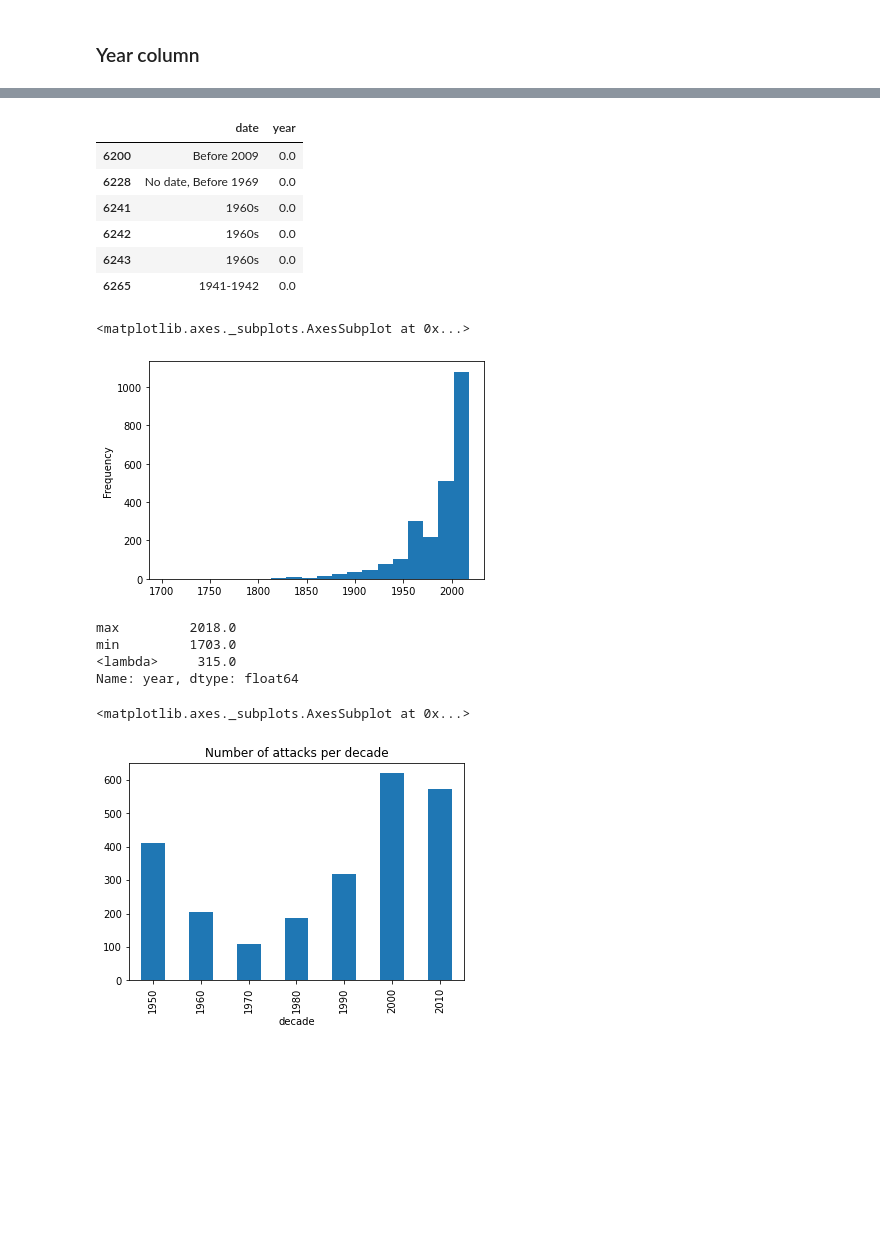
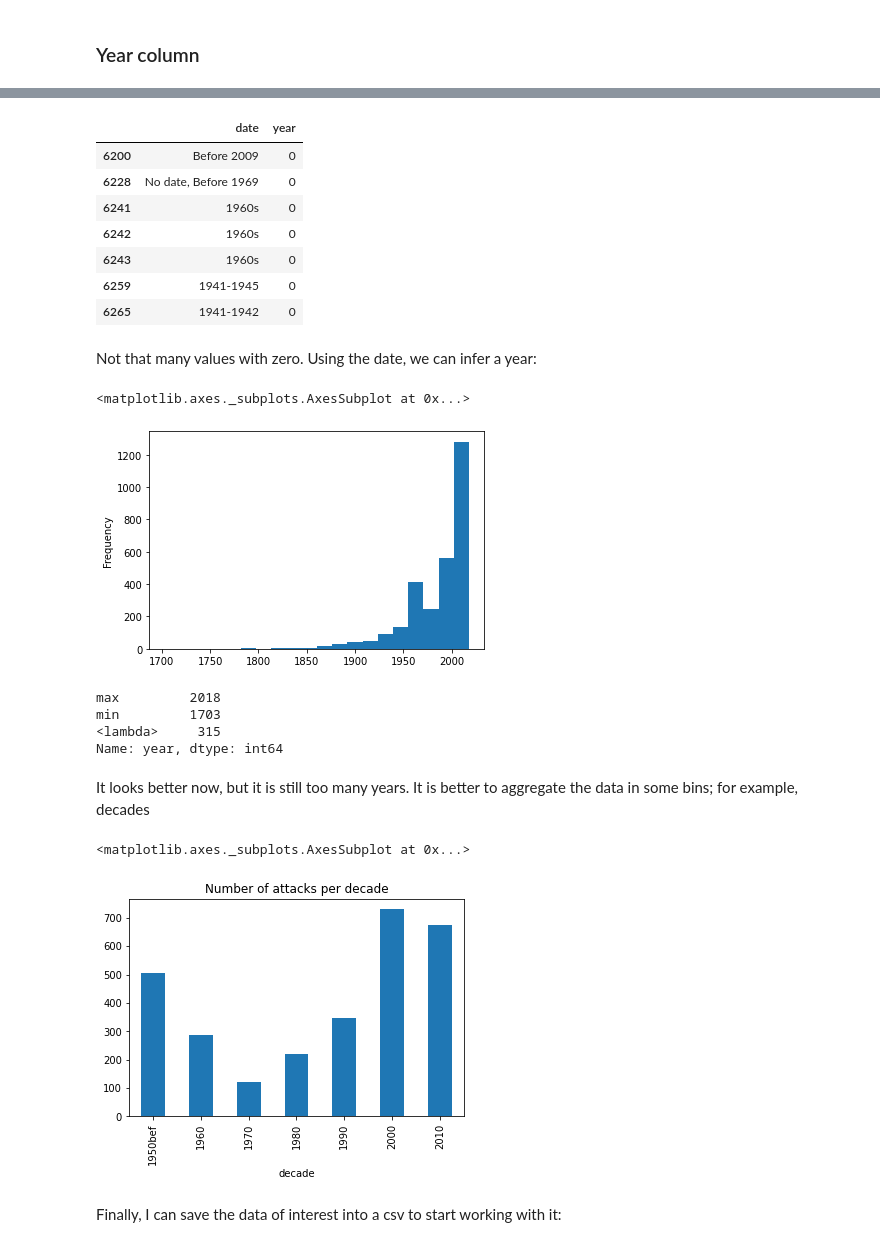
Before and after one commit to DavidCarricondo/data-cleaning-pandas, a Jupyter notebook: Cleaning.ipynb, the cells around one changed output, grey strips where cells are left out. Cells and saved outputs as stored; diff of their text form; code cells hidden in the pictures; blank space fills up the shorter version.

```diff
--- a/Cleaning.ipynb
+++ b/Cleaning.ipynb
@@ -337,6 +319,5 @@ data['activity'] = data.activity.fillna('Unknown')
 # %%
-
-data['activity'] = fn.fixactiv(data.activity)
-data['activity'].value_counts().plot.bar()
+df_trim['activity'] = fn.fixactiv(df_trim.activity)
+df_trim['activity'].value_counts().plot.bar()
 # %% [output]
 <matplotlib.axes._subplots.AxesSubplot at 0x...>
@@ -353,5 +338,5 @@ Name: year, dtype: float64
 # %%
-data['year'] = data.year.apply(int)
-data.year.plot.hist(bins = 20)
+df_trim['year'] = df_trim.year.apply(int)
+df_trim.year.plot.hist(bins = 20)
 # %% [output]
 <matplotlib.axes._subplots.AxesSubplot at 0x...>
@@ -359,34 +344,41 @@ data.year.plot.hist(bins = 20)
 # %%
-data[data.year == 0][['date', 'year']]
+df_trim[df_trim.year == 0][['date', 'year']]
 # %% [output]
 |  | date | year |
-| 6200 | Before 2009 | 0.0 |
-| 6228 | No date, Before 1969 | 0.0 |
-| 6241 | 1960s | 0.0 |
-| 6242 | 1960s | 0.0 |
-| 6243 | 1960s | 0.0 |
-| 6265 | 1941-1942 | 0.0 |
+| 6200 | Before 2009 | 0 |
+| 6228 | No date, Before 1969 | 0 |
+| 6241 | 1960s | 0 |
+| 6242 | 1960s | 0 |
+| 6243 | 1960s | 0 |
+| 6259 | 1941-1945 | 0 |
+| 6265 | 1941-1942 | 0 |
+# %% [markdown]
+Not that many values with zero. Using the date, we can infer a year:
 # %%
-data.loc[data.year==0, 'year'] = [2008, 1960, 1960, 1960, 1960, 1941]
+df_trim.loc[df_trim.year==0, 'year'] = [2008, 1968, 1960, 1960, 1960, 1941, 1941]
 # %%
-data.year.plot.hist(bins = 20)
+df_trim.year.plot.hist(bins = 20)
 # %% [output]
 <matplotlib.axes._subplots.AxesSubplot at 0x...>
-[figure, old version]
+[figure, new version]
 # %%
-data.year.agg(['max', 'min', lambda x: max(x) - min(x)])
+df_trim.year.agg(['max', 'min', lambda x: max(x) - min(x)])
 # %% [output]
-max         2018.0
-min         1703.0
-<lambda>     315.0
-Name: year, dtype: float64
+max         2018
+min         1703
+<lambda>     315
+Name: year, dtype: int64
+# %% [markdown]
+It looks better now, but it is still too many years. It is better to aggregate the data in some bins; for example, decades
 # %%
-data["decade"] = pd.cut(data.year,
+df_trim["decade"] = pd.cut(df_trim.year,
                                 bins=[1703, 1960, 1970, 1980, 1990, 2000, 2010, 2020],
                                 labels=["1950bef","1960", "1970","1980","1990", "2000", "2010"])
                         #["pre 60's","60's", "70's","80's","90's", "00's", "10's"])
 # %%
-data.groupby('decade').decade.agg(len).plot.bar(title = 'Number of attacks per decade')
+df_trim.groupby('decade').decade.agg(len).plot.bar(title = 'Number of attacks per decade')
 # %% [output]
 <matplotlib.axes._subplots.AxesSubplot at 0x...>
-[figure, old version]
+[figure, new version]
+# %% [markdown]
+Finally, I can save the data of interest into a csv to start working with it:
```
Also changed, not shown: parts of 28 cells of this notebook, 1 other file.
